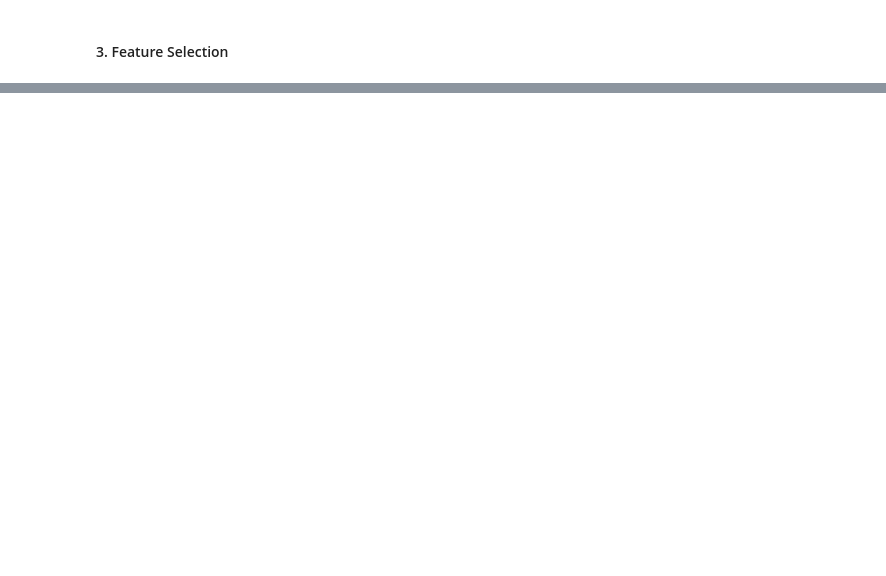
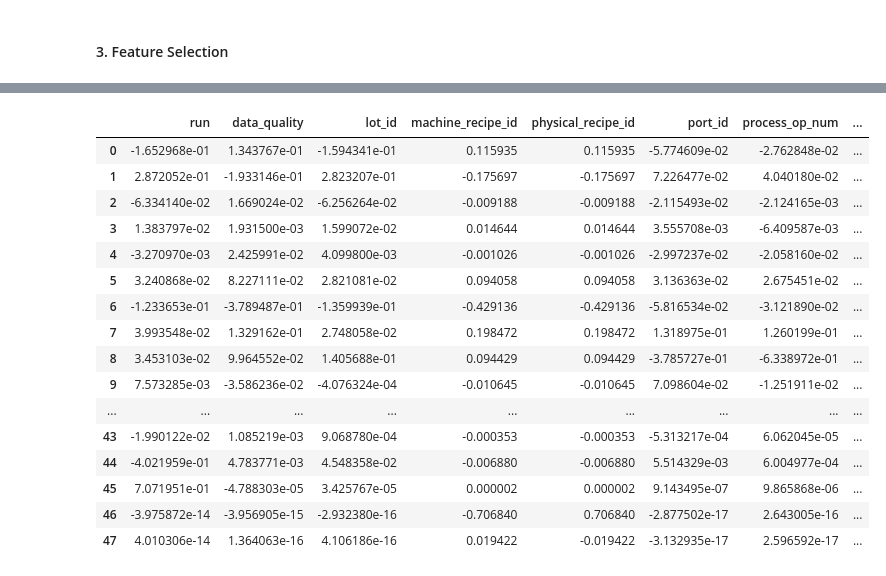
Before and after one commit to christopher192/machine-learning-project, a Jupyter notebook: tool-sensor-anomaly-detection/tool-sensor-anomaly-detection.ipynb, the cells around one changed output, grey strips where cells are left out. Cells and saved outputs as stored; diff of their text form; code cells hidden in the pictures; blank space fills up the shorter version.

```diff
--- a/tool-sensor-anomaly-detection/tool-sensor-anomaly-detection.ipynb
+++ b/tool-sensor-anomaly-detection/tool-sensor-anomaly-detection.ipynb
@@ -263,0 +309,24 @@ KeyError: 'RouteID'
+# %%
+num_components = len(df.drop(['timestamp', 'run_start_time'], axis = 1).columns)
+pca = PCA(num_components)
+x_pca = pca.fit_transform(x_std)
+# %%
+pd.DataFrame(pca.components_, columns = df.drop(['timestamp', 'run_start_time'], axis = 1).columns)
+# %% [output]
+|  | run | data_quality | lot_id | machine_recipe_id | physical_recipe_id | port_id | process_op_num | ... |
+| 0 | -1.652968e-01 | 1.343767e-01 | -1.594341e-01 | 0.115935 | 0.115935 | -5.774609e-02 | -2.762848e-02 | ... |
+| 1 | 2.872052e-01 | -1.933146e-01 | 2.823207e-01 | -0.175697 | -0.175697 | 7.226477e-02 | 4.040180e-02 | ... |
+| 2 | -6.334140e-02 | 1.669024e-02 | -6.256264e-02 | -0.009188 | -0.009188 | -2.115493e-02 | -2.124165e-03 | ... |
+| 3 | 1.383797e-02 | 1.931500e-03 | 1.599072e-02 | 0.014644 | 0.014644 | 3.555708e-03 | -6.409587e-03 | ... |
+| 4 | -3.270970e-03 | 2.425991e-02 | 4.099800e-03 | -0.001026 | -0.001026 | -2.997237e-02 | -2.058160e-02 | ... |
+| 5 | 3.240868e-02 | 8.227111e-02 | 2.821081e-02 | 0.094058 | 0.094058 | 3.136363e-02 | 2.675451e-02 | ... |
+| 6 | -1.233653e-01 | -3.789487e-01 | -1.359939e-01 | -0.429136 | -0.429136 | -5.816534e-02 | -3.121890e-02 | ... |
+| 7 | 3.993548e-02 | 1.329162e-01 | 2.748058e-02 | 0.198472 | 0.198472 | 1.318975e-01 | 1.260199e-01 | ... |
+| 8 | 3.453103e-02 | 9.964552e-02 | 1.405688e-01 | 0.094429 | 0.094429 | -3.785727e-01 | -6.338972e-01 | ... |
+| 9 | 7.573285e-03 | -3.586236e-02 | -4.076324e-04 | -0.010645 | -0.010645 | 7.098604e-02 | -1.251911e-02 | ... |
+| ... | ... | ... | ... | ... | ... | ... | ... | ... |
+| 43 | -1.990122e-02 | 1.085219e-03 | 9.068780e-04 | -0.000353 | -0.000353 | -5.313217e-04 | 6.062045e-05 | ... |
+| 44 | -4.021959e-01 | 4.783771e-03 | 4.548358e-02 | -0.006880 | -0.006880 | 5.514329e-03 | 6.004977e-04 | ... |
+| 45 | 7.071951e-01 | -4.788303e-05 | 3.425767e-05 | 0.000002 | 0.000002 | 9.143495e-07 | 9.865868e-06 | ... |
+| 46 | -3.975872e-14 | -3.956905e-15 | -2.932380e-16 | -0.706840 | 0.706840 | -2.877502e-17 | 2.643005e-16 | ... |
+| 47 | 4.010306e-14 | 1.364063e-16 | 4.106186e-16 | 0.019422 | -0.019422 | -3.132935e-17 | 2.596592e-17 | ... |
```
Also changed, not shown: parts of 17 cells of this notebook.
